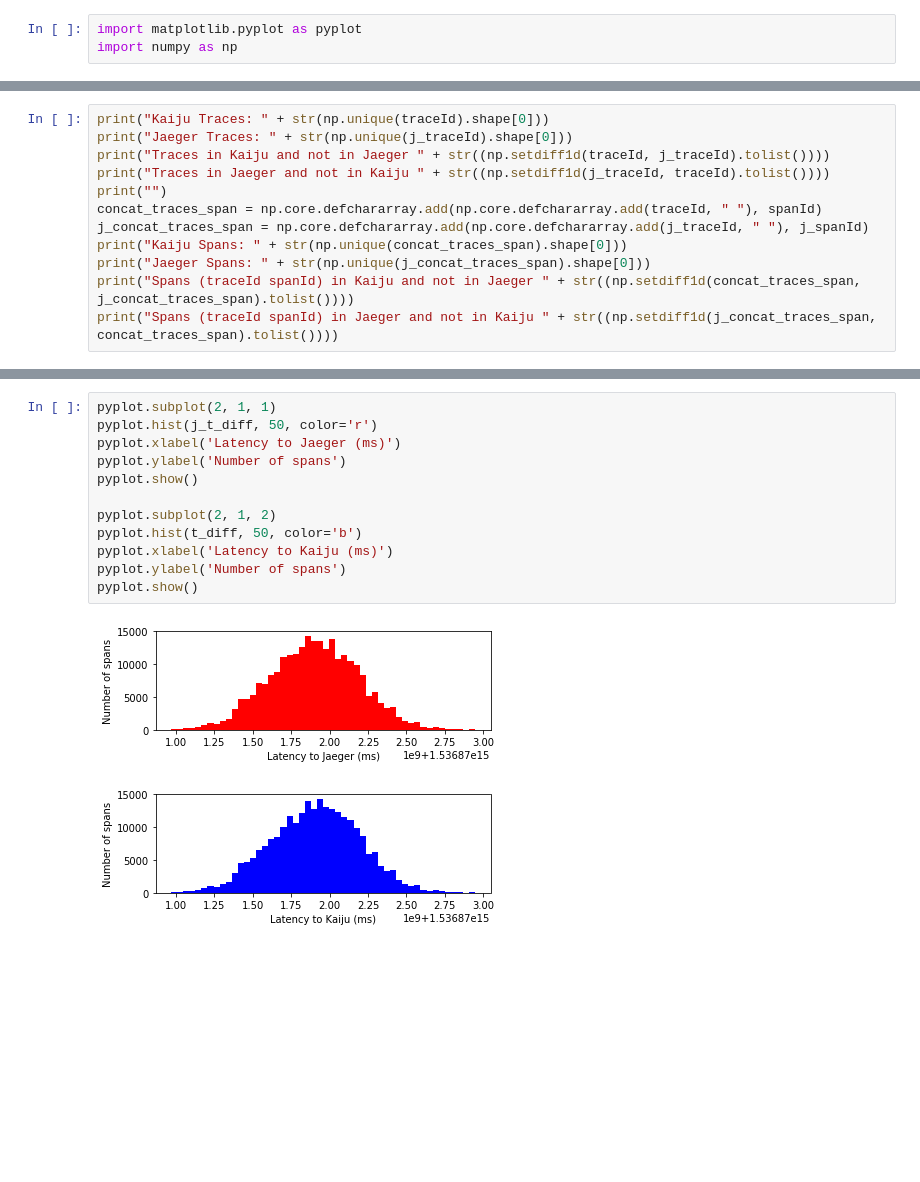
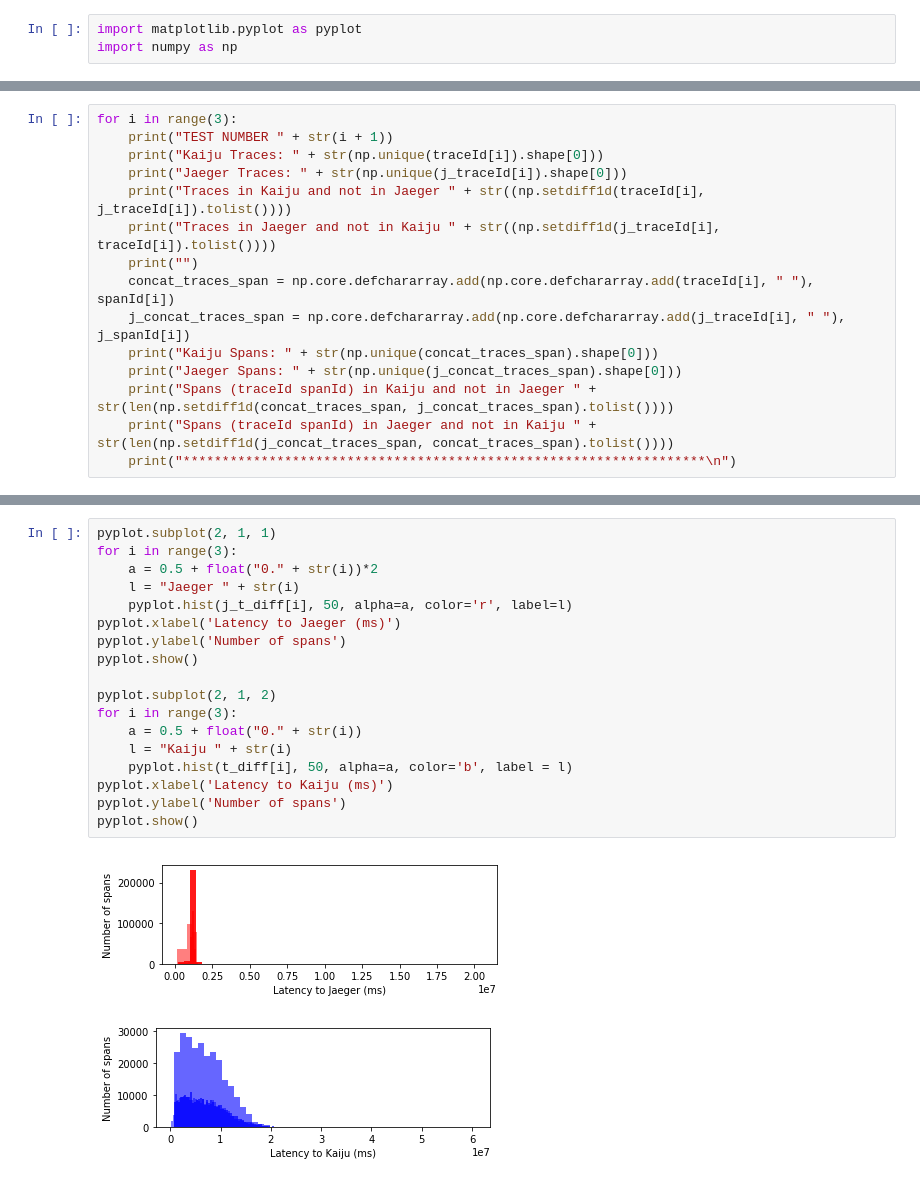
Before and after one commit to marioscrock/Kaiju-TSP, a Jupyter notebook: jupyter/SpansTiming_Gaussian_Exp1.ipynb, the cells around one changed output, grey strips where cells are left out. Cells and saved outputs as stored; diff of their text form; blank space fills up the shorter version.

```diff
--- a/jupyter/SpansTiming_Gaussian_Exp1.ipynb
+++ b/jupyter/SpansTiming_Gaussian_Exp1.ipynb
@@ -32,13 +52,16 @@ j_t_diff = np.subtract(j_eventTime_f, np.divide(j_t_end_span, 1000))
 # %%
-print("Kaiju Traces: " + str(np.unique(traceId).shape[0]))
-print("Jaeger Traces: " + str(np.unique(j_traceId).shape[0]))
-print("Traces in Kaiju and not in Jaeger " + str((np.setdiff1d(traceId, j_traceId).tolist())))
-print("Traces in Jaeger and not in Kaiju " + str((np.setdiff1d(j_traceId, traceId).tolist())))
-print("")
-concat_traces_span = np.core.defchararray.add(np.core.defchararray.add(traceId, " "), spanId)
-j_concat_traces_span = np.core.defchararray.add(np.core.defchararray.add(j_traceId, " "), j_spanId)
-print("Kaiju Spans: " + str(np.unique(concat_traces_span).shape[0]))
-print("Jaeger Spans: " + str(np.unique(j_concat_traces_span).shape[0]))
-print("Spans (traceId spanId) in Kaiju and not in Jaeger " + str((np.setdiff1d(concat_traces_span, j_concat_traces_span).tolist())))
-print("Spans (traceId spanId) in Jaeger and not in Kaiju " + str((np.setdiff1d(j_concat_traces_span, concat_traces_span).tolist())))
+for i in range(3):
+    print("TEST NUMBER " + str(i + 1))
+    print("Kaiju Traces: " + str(np.unique(traceId[i]).shape[0]))
+    print("Jaeger Traces: " + str(np.unique(j_traceId[i]).shape[0]))
+    print("Traces in Kaiju and not in Jaeger " + str((np.setdiff1d(traceId[i], j_traceId[i]).tolist())))
+    print("Traces in Jaeger and not in Kaiju " + str((np.setdiff1d(j_traceId[i], traceId[i]).tolist())))
+    print("")
+    concat_traces_span = np.core.defchararray.add(np.core.defchararray.add(traceId[i], " "), spanId[i])
+    j_concat_traces_span = np.core.defchararray.add(np.core.defchararray.add(j_traceId[i], " "), j_spanId[i])
+    print("Kaiju Spans: " + str(np.unique(concat_traces_span).shape[0]))
+    print("Jaeger Spans: " + str(np.unique(j_concat_traces_span).shape[0]))
+    print("Spans (traceId spanId) in Kaiju and not in Jaeger " + str(len(np.setdiff1d(concat_traces_span, j_concat_traces_span).tolist())))
+    print("Spans (traceId spanId) in Jaeger and not in Kaiju " + str(len(np.setdiff1d(j_concat_traces_span, concat_traces_span).tolist())))
+    print("*******************************************************************\n")
 # %% [output]
@@ -70,15 +93,21 @@ _hotrod2_ | 59480
 # %%
 pyplot.subplot(2, 1, 1)
-pyplot.hist(j_t_diff, 50, color='r')
+for i in range(3):
+    a = 0.5 + float("0." + str(i))*2
+    l = "Jaeger " + str(i)
+    pyplot.hist(j_t_diff[i], 50, alpha=a, color='r', label=l)
 pyplot.xlabel('Latency to Jaeger (ms)')
 pyplot.ylabel('Number of spans')
 pyplot.show()
 
 pyplot.subplot(2, 1, 2)
-pyplot.hist(t_diff, 50, color='b')
+for i in range(3):
+    a = 0.5 + float("0." + str(i))
+    l = "Kaiju " + str(i)
+    pyplot.hist(t_diff[i], 50, alpha=a, color='b', label = l)
 pyplot.xlabel('Latency to Kaiju (ms)')
 pyplot.ylabel('Number of spans')
 pyplot.show()
 # %% [output]
-[figure, old version]
+[figure, new version]
-[figure, old version]
+[figure, new version]
```
Also changed, not shown: parts of 11 cells of this notebook, 2 other files.
